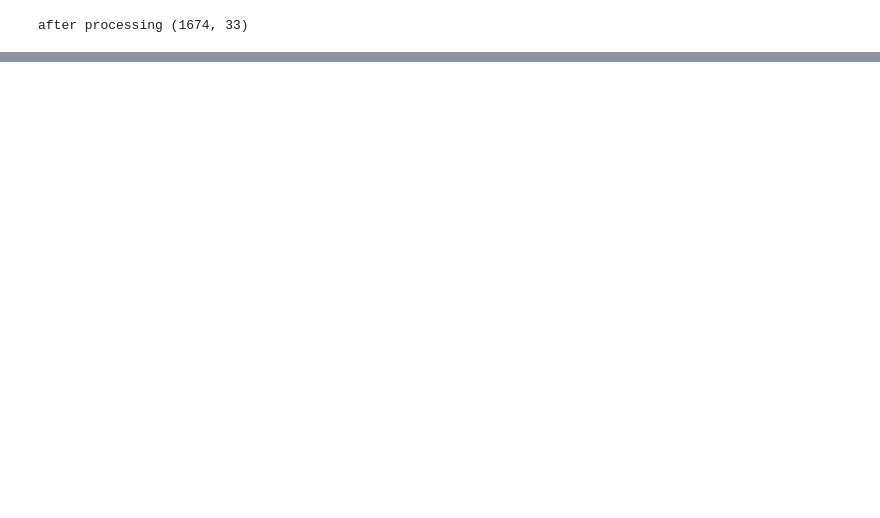
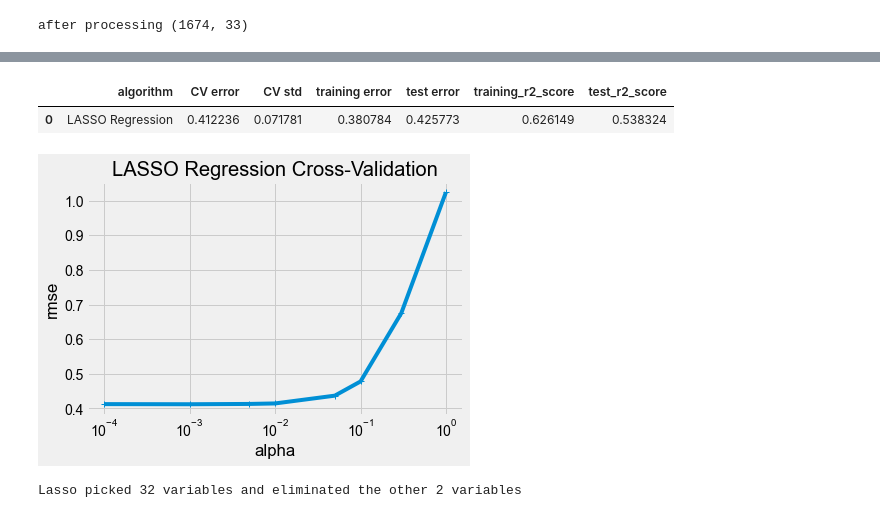
Before and after one commit to Fabrizio-Andrew/Vacation-Rental-Pricing-Estimator, a Jupyter notebook: experimentation/eda2.ipynb, the cells around one changed output, grey strips where cells are left out. Cells and saved outputs as stored; diff of their text form; code cells hidden in the pictures; blank space fills up the shorter version.

```diff
--- a/experimentation/eda2.ipynb
+++ b/experimentation/eda2.ipynb
@@ -235,0 +532,66 @@ interested_var_df.corr()
+# %%
+alphas = [0.0001, 0.001, 0.005,0.01, 0.05, 0.1, 0.3, 1]
+cv_lasso = [-rmse_cv(Lasso(alpha = alpha, max_iter=2000)).mean() for alpha in alphas]
+cv_lasso = pd.Series(cv_lasso, index = alphas)
+cv_lasso.plot(title = "LASSO Regression Cross-Validation", style='-+')
+plt.xlabel("alpha")
+plt.ylabel("rmse")
+plt.xscale('log')
+fig = go.Figure()
+
+fig.add_trace(
+    go.Scatter(
+        x = alphas,
+        y= cv_lasso,
+        line = dict(color='crimson', width=2)
+        ),
+)
+
+
+
+fig.update_layout(
+
+    xaxis=go.layout.XAxis(
+        title=go.layout.xaxis.Title(
+            text="Penalty",
+            font=dict(
+                size=16
+            )
+        )
+    ),
+
+    yaxis=go.layout.YAxis(
+        title=go.layout.yaxis.Title(
+            text="Cross-validation error",
+            font=dict(
+                size=16
+            ),
+        )
+    ),
+)
+
+
+fig.update_layout(height=400,
+                width = 600,
+                title = 'Lasso penalty optimization',
+                  xaxis_type="log",
+                  showlegend=False)
+
+fig.show()
+
+
+best_alpha = alphas[np.argmin(cv_lasso.values)]
+lasso_CV_best = -rmse_cv(Lasso(alpha = best_alpha))
+lasso = Lasso(alpha = best_alpha)
+lasso.fit(X_train, y_train)
+y_train_lasso = lasso.predict(X_train)
+y_test_lasso = lasso.predict(X_test)
+lasso_results = pd.DataFrame({'algorithm':['LASSO Regression'],
+            'CV error': lasso_CV_best.mean(),
+            'CV std': lasso_CV_best.std(),
+            'training error': [mean_squared_error(y_train_lasso, y_train)],
+            'test error': [mean_squared_error(y_test_lasso, y_test)],
+            'training_r2_score': [r2_score(y_train, y_train_lasso)],
+            'test_r2_score': [r2_score(y_test, y_test_lasso)]})
+lasso_results
+# %% [output]
@@ -235,0 +599,3 @@ interested_var_df.corr()
+|  | algorithm | CV error | CV std | training error | test error | training_r2_score | test_r2_score |
+| 0 | LASSO Regression | 0.412236 | 0.071781 | 0.380784 | 0.425773 | 0.626149 | 0.538324 |
+[figure, added]
@@ -235,0 +604,4 @@ interested_var_df.corr()
+# %%
+print("Lasso picked " + str(sum(coef != 0)) + " variables and eliminated the other " +  str(sum(coef == 0)) + " variables")
+# %% [output]
+Lasso picked 32 variables and eliminated the other 2 variables
```
Also changed, not shown: parts of 42 cells of this notebook, 3 other files.
